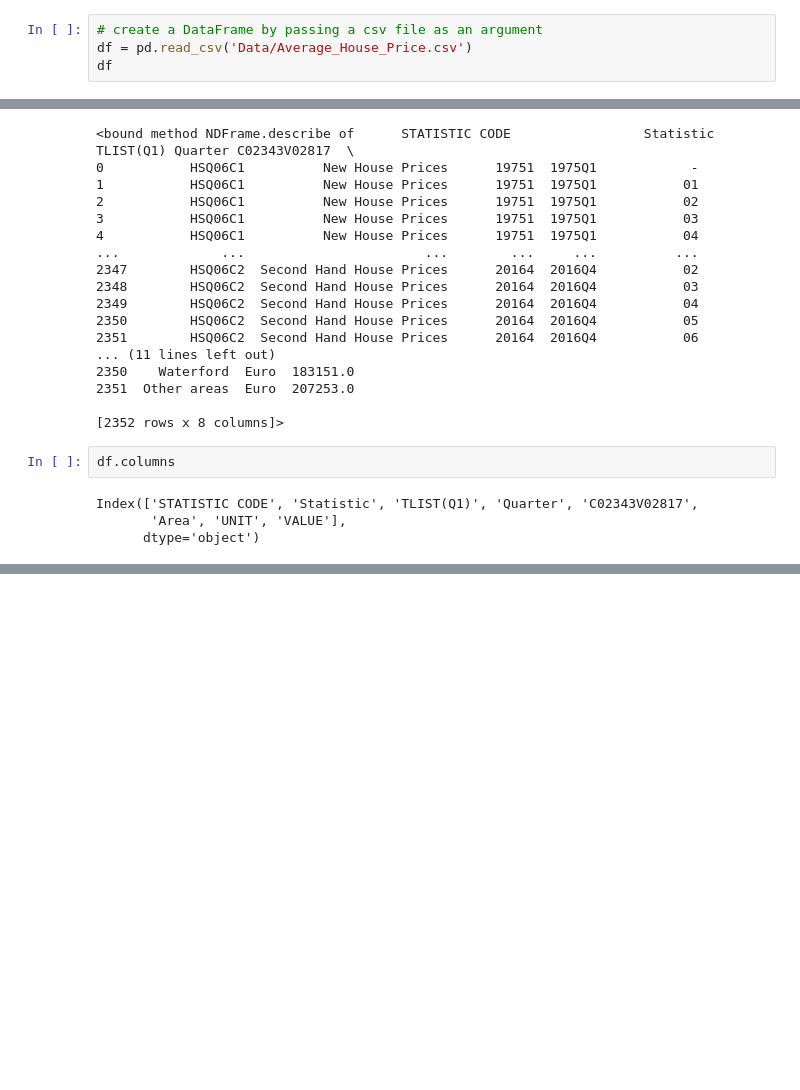
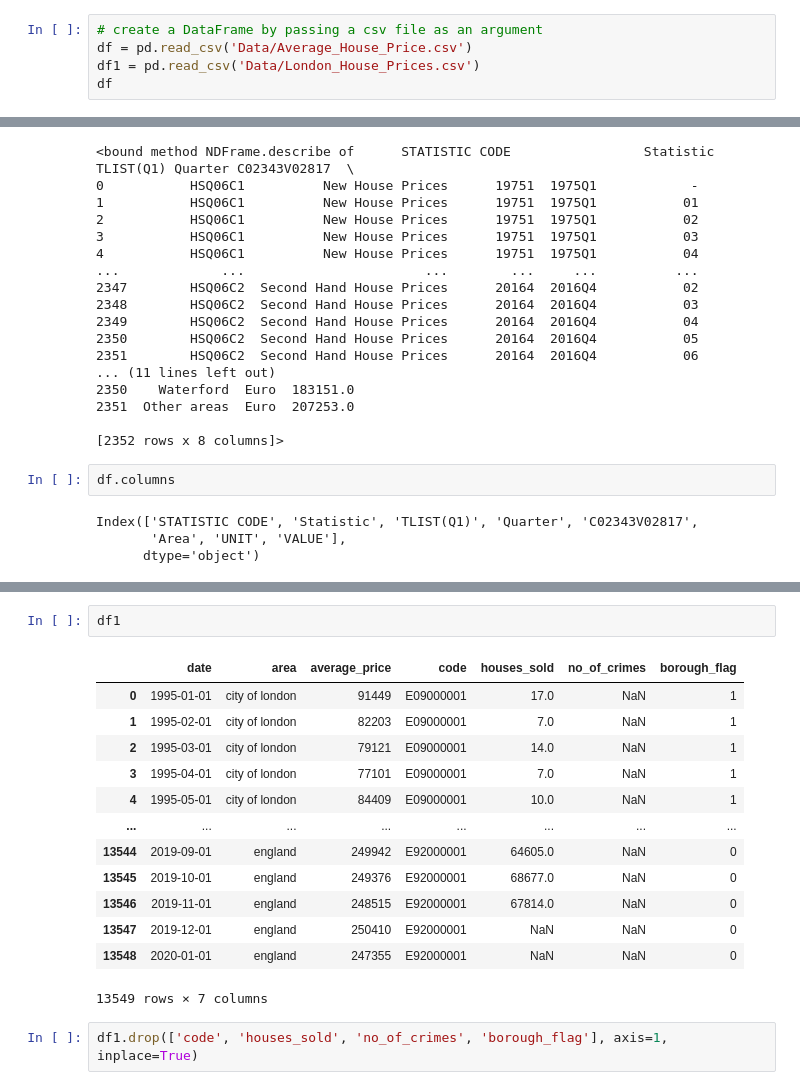
Before and after one commit to freek022/UCDPA_Fred, a Jupyter notebook: PropertyPriceIndex.ipynb, the cells around one changed output, grey strips where cells are left out. Cells and saved outputs as stored; diff of their text form; blank space fills up the shorter version.

```diff
--- a/PropertyPriceIndex.ipynb
+++ b/PropertyPriceIndex.ipynb
@@ -4,6 +4,7 @@ import numpy as np
 # %%
 # create a DataFrame by passing a csv file as an argument
 df = pd.read_csv('Data/Average_House_Price.csv')
+df1 = pd.read_csv('Data/London_House_Prices.csv')
 df
 # %% [output]
 |  | STATISTIC CODE | Statistic | TLIST(Q1) | Quarter | C02343V02817 | Area | UNIT | VALUE |
@@ -195,0 +193,18 @@ df
+# %%
+df1
+# %% [output]
+|  | date | area | average_price | code | houses_sold | no_of_crimes | borough_flag |
+| 0 | 1995-01-01 | city of london | 91449 | E09000001 | 17.0 | NaN | 1 |
+| 1 | 1995-02-01 | city of london | 82203 | E09000001 | 7.0 | NaN | 1 |
+| 2 | 1995-03-01 | city of london | 79121 | E09000001 | 14.0 | NaN | 1 |
+| 3 | 1995-04-01 | city of london | 77101 | E09000001 | 7.0 | NaN | 1 |
+| 4 | 1995-05-01 | city of london | 84409 | E09000001 | 10.0 | NaN | 1 |
+| ... | ... | ... | ... | ... | ... | ... | ... |
+| 13544 | 2019-09-01 | england | 249942 | E92000001 | 64605.0 | NaN | 0 |
+| 13545 | 2019-10-01 | england | 249376 | E92000001 | 68677.0 | NaN | 0 |
+| 13546 | 2019-11-01 | england | 248515 | E92000001 | 67814.0 | NaN | 0 |
+| 13547 | 2019-12-01 | england | 250410 | E92000001 | NaN | NaN | 0 |
+| 13548 | 2020-01-01 | england | 247355 | E92000001 | NaN | NaN | 0 |
+13549 rows × 7 columns
+# %%
+df1.drop(['code', 'houses_sold', 'no_of_crimes', 'borough_flag'], axis=1, inplace=True)
```
Also changed, not shown: parts of 23 cells of this notebook, 1 other file.
